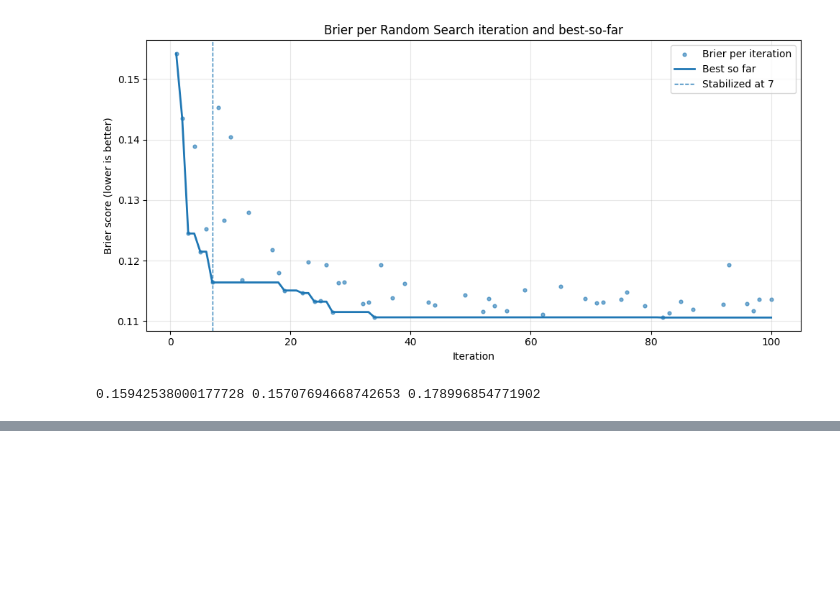
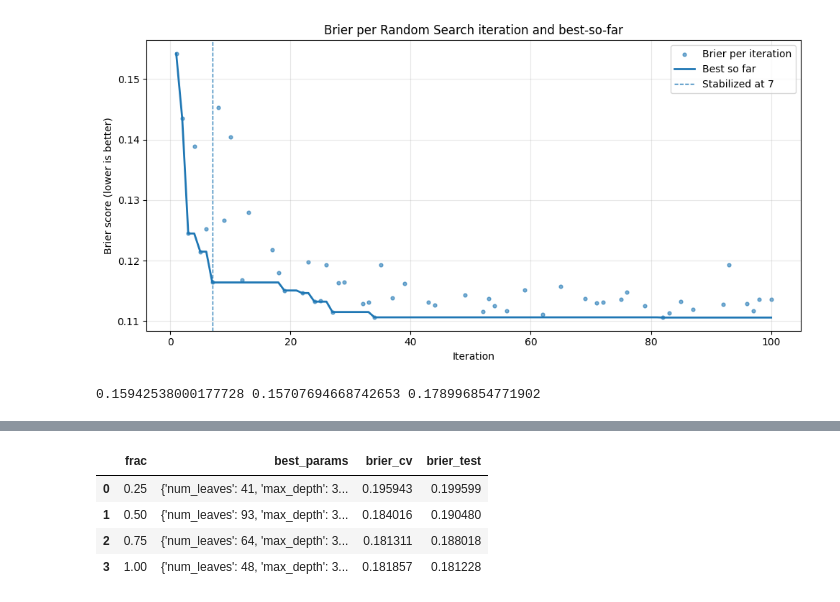
Before and after one commit to Wysocki-Piotr/Hyperparameter-optimization, a Jupyter notebook: LightGBM.ipynb, the cells around one changed output, grey strips where cells are left out. Drawn from its saved outputs; the diff is of its cells as text; code cells hidden in the pictures; blank space fills up the shorter version.

Commit message:
subset bayesian tuning

```diff
--- a/LightGBM.ipynb
+++ b/LightGBM.ipynb
@@ -812,0 +816,3 @@ print(brier_adjusted4, brier_adjusted4_bayes, brier4)
+# %%
+fractions = [0.25, 0.5, 0.75, 1.0]
+results = []
@@ -812,0 +864,2 @@ print(brier_adjusted4, brier_adjusted4_bayes, brier4)
+# %%
+results = calculate_brier_for_subsets(X1, y1)
@@ -812,0 +939,8 @@ print(brier_adjusted4, brier_adjusted4_bayes, brier4)
+# %%
+results
+# %% [output]
+|  | frac | best_params | brier_cv | brier_test |
+| 0 | 0.25 | {'num_leaves': 41, 'max_depth': 3... | 0.195943 | 0.199599 |
+| 1 | 0.50 | {'num_leaves': 93, 'max_depth': 3... | 0.184016 | 0.190480 |
+| 2 | 0.75 | {'num_leaves': 64, 'max_depth': 3... | 0.181311 | 0.188018 |
+| 3 | 1.00 | {'num_leaves': 48, 'max_depth': 3... | 0.181857 | 0.181228 |
```
Also changed, not shown: parts of 5 cells of this notebook.
